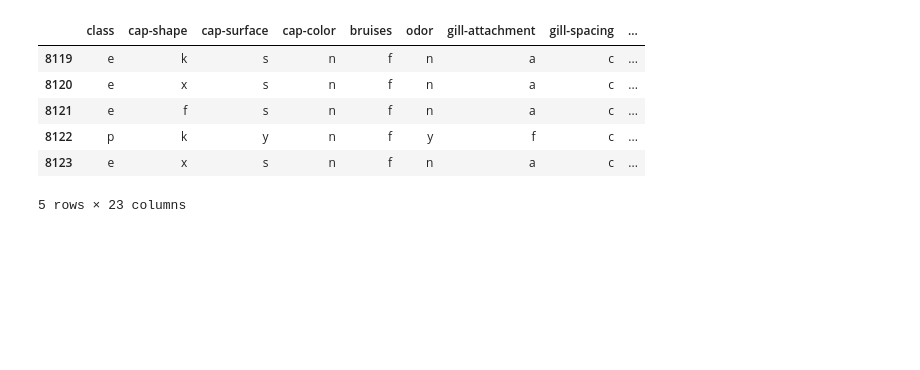
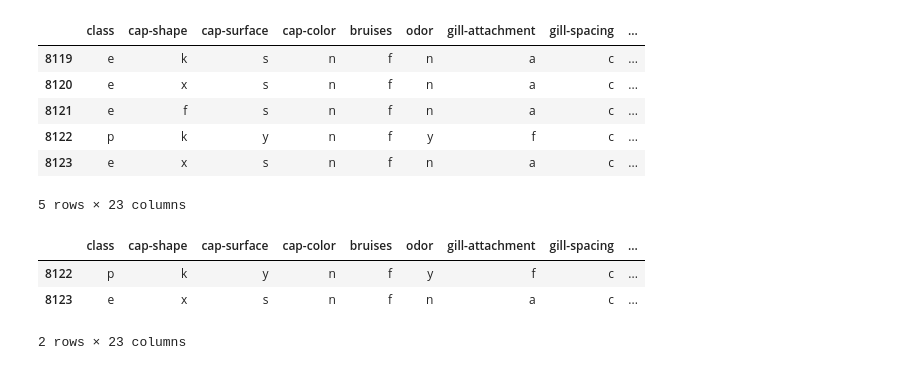
Before and after one commit to jdrkanchana/python_libraries, a Jupyter notebook: pandas/read_csvFile_toJupyterNotebook.ipynb, the cells around one changed output. Drawn from its saved outputs; the diff is of its cells as text; code cells hidden in the pictures; blank space fills up the shorter version.

```diff
--- a/pandas/read_csvFile_toJupyterNotebook.ipynb
+++ b/pandas/read_csvFile_toJupyterNotebook.ipynb
@@ -25,3 +48,11 @@ wine_data.tail()
 | 8122 | p | k | y | n | f | y | f | c | ... |
 | 8123 | e | x | s | n | f | n | a | c | ... |
 5 rows × 23 columns
+# %%
+mush_data.tail(2)
+# same for tail function, default display only 5 rows
+# %% [output]
+|  | class | cap-shape | cap-surface | cap-color | bruises | odor | gill-attachment | gill-spacing | ... |
+| 8122 | p | k | y | n | f | y | f | c | ... |
+| 8123 | e | x | s | n | f | n | a | c | ... |
+2 rows × 23 columns
```
Also changed, not shown: parts of 5 cells of this notebook.
